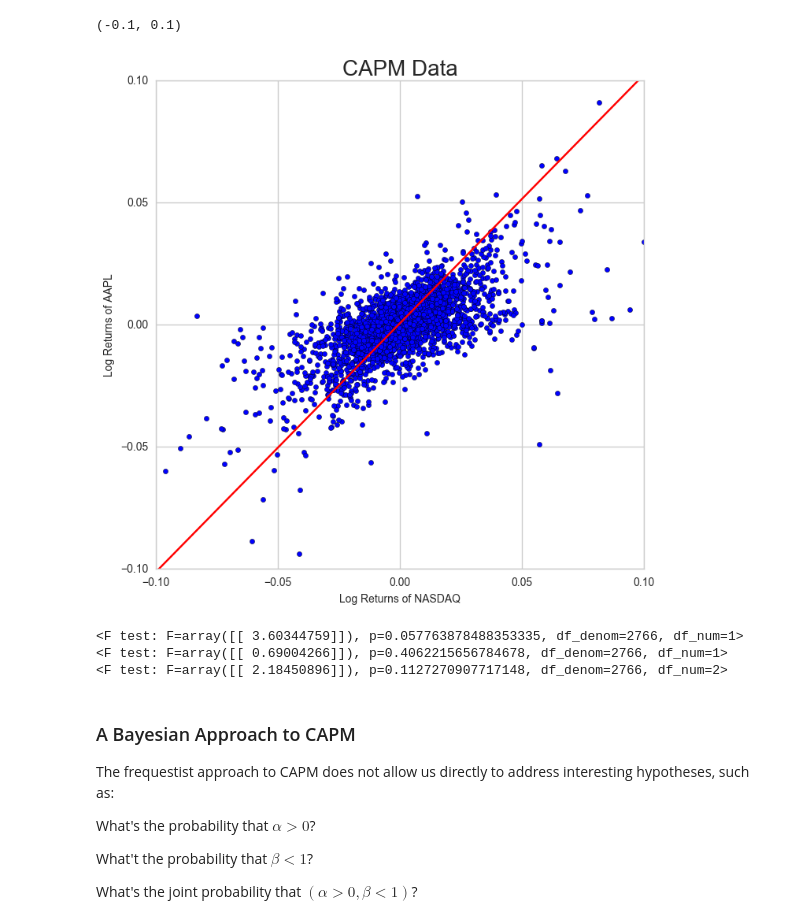
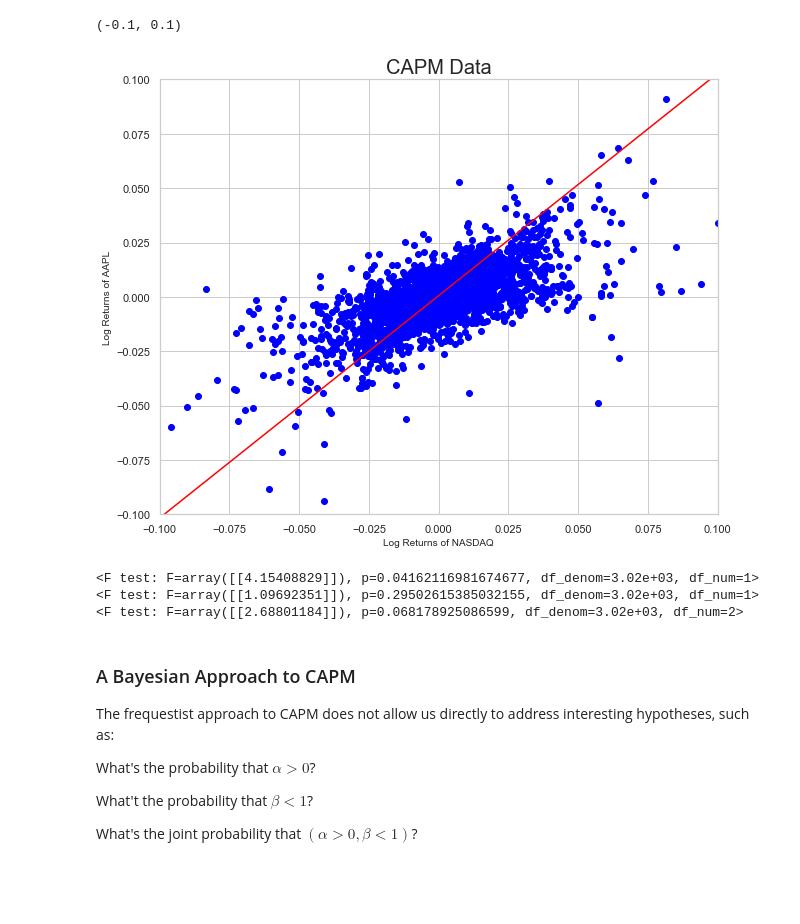
Before and after one commit to thsavage/Financial-Modeling, a Jupyter notebook: financialModeling.ipynb, the cells around one changed output. Saved outputs shown, nothing was run; the diff lists cells and outputs as text; code cells hidden in the pictures; blank space fills up the shorter version.

```diff
--- a/financialModeling.ipynb
+++ b/financialModeling.ipynb
@@ -61,10 +64,5 @@ Image(url = 'https://www.truthinadvertising.org/wp-content/uploads/2015/01/WEB-A
 # %%
-# Grab 10 years of Apple and NASDAQ data using pandas.io.data from Yahoo!Finance.
-# Plot
-# Note Apple's dip during the financial crisis of '07 - '09 as well as its steep decline in '13.
-# NASDAQ dips during the financial crisis but has a tremendous run starting in early '09.
-
-start, end = dt.datetime(2006, 1, 1), dt.datetime(2016, 12, 31)
+start, end = dt.datetime(2006, 1, 1), dt.datetime(2017, 12, 31)
 aapl_all = web.DataReader('aapl', 'yahoo', start, end)
 nasdaq_all = web.DataReader('^ixic', 'yahoo', start, end)
 aapl = aapl_all['Adj Close']
@@ -164,31 +162,27 @@ Covariance Type:            nonrobust
 Warnings:
 [1] Standard Errors assume that the covariance matrix of the errors is correctly specified.
 # %%
-# CAPM data with best linear fit.
-
-figure, ax = plt.subplots(figsize=(8,8))
-ax.scatter(aapl_returns, nasdaq_returns)
+figure, ax = plt.subplots(figsize=(10, 8))
+ax.scatter(aapl_returns, nasdaq_returns, color='blue')
 mod = smf.ols(formula='aapl ~ nasdaq', data = data).fit()
 abline_plot(model_results=mod, ax=ax, color='red')
 
 ax.set_title('CAPM Data', fontsize = 20)
 ax.set_ylabel('Log Returns of AAPL', fontsize = 10)
 ax.set_xlabel('Log Returns of NASDAQ', fontsize = 10)
 ax.set_xlim([-0.1, 0.1])
 ax.set_ylim([-0.1, 0.1])
 # %% [output]
 (-0.1, 0.1)
-[figure, old version]
+[figure, new version]
 # %%
-# Hypothesis testing.
-
 print(mod.f_test("Intercept = 0"))
 print(mod.f_test("nasdaq = 1"))
 print(mod.f_test("nasdaq = 1, Intercept = 0"))
 # %% [output]
-<F test: F=array([[ 3.60344759]]), p=0.057763878488353335, df_denom=2766, df_num=1>
-<F test: F=array([[ 0.69004266]]), p=0.4062215656784678, df_denom=2766, df_num=1>
-<F test: F=array([[ 2.18450896]]), p=0.1127270907717148, df_denom=2766, df_num=2>
+<F test: F=array([[4.15408829]]), p=0.04162116981674677, df_denom=3.02e+03, df_num=1>
+<F test: F=array([[1.09692351]]), p=0.29502615385032155, df_denom=3.02e+03, df_num=1>
+<F test: F=array([[2.68801184]]), p=0.068178925086599, df_denom=3.02e+03, df_num=2>
 # %% [markdown]
 ### A Bayesian Approach to CAPM
 
```
Also changed, not shown: parts of 31 cells of this notebook.
